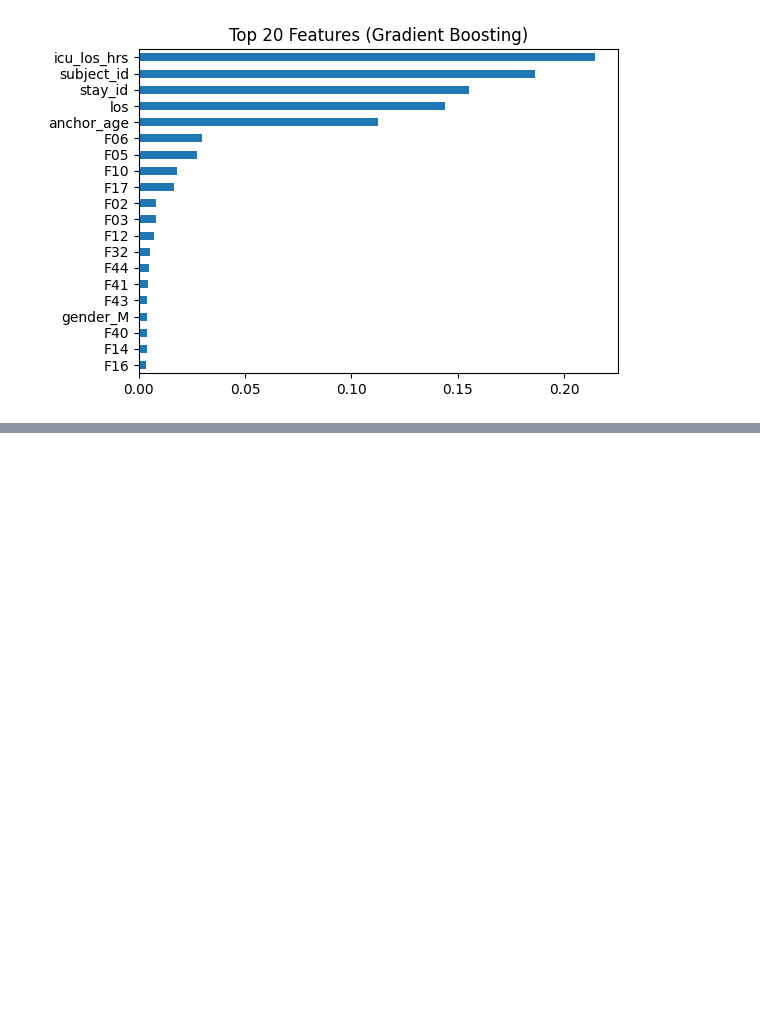
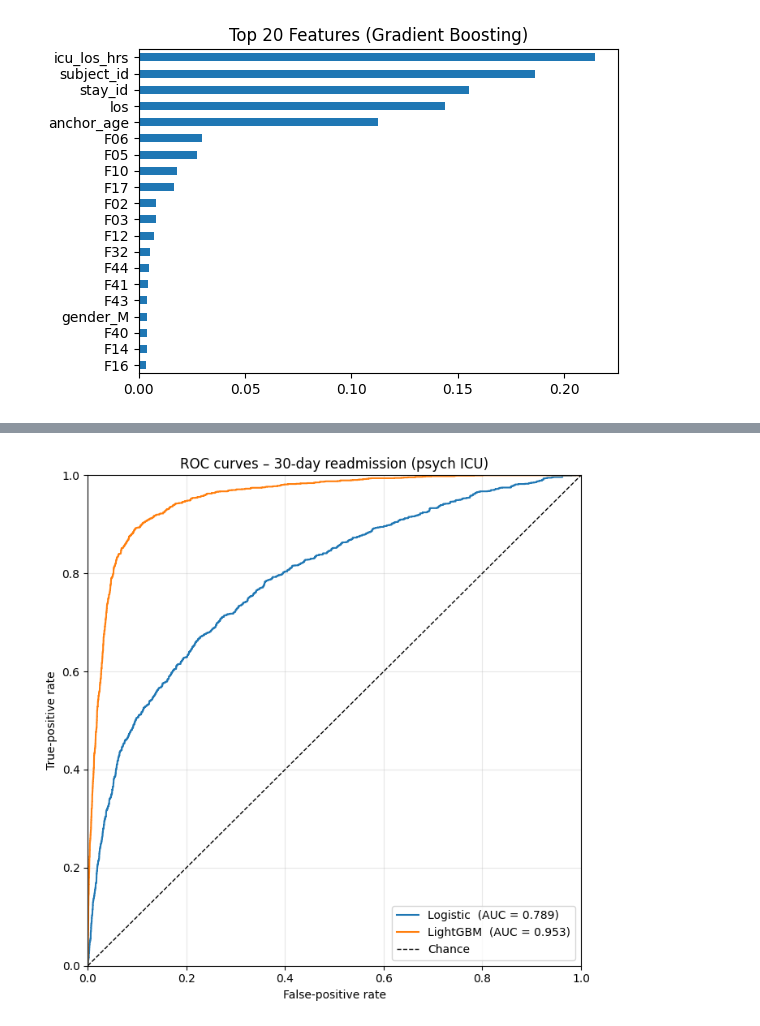
Before and after one commit to datnguyent93/Psychiatric-ICU-Readmission-, a Jupyter notebook: main.ipynb, the cells around one changed output, grey strips where cells are left out. Drawn from its saved outputs; the diff is of its cells as text; code cells hidden in the pictures; blank space fills up the shorter version.

```diff
--- a/main.ipynb
+++ b/main.ipynb
@@ -27,7 +27,7 @@ def rate_ci(k, n, z=1.96):
     return p, p - z*se, p + z*se
 
 icu_adm = pd.read_csv('./data/icu_psych_readmissions.csv',
-                      parse_dates=['next_admission', 'dischtime'])
+                      parse_dates=['dischtime'])
 diag    = pd.read_csv('./data/psych_diagnoses.csv')
 rx      = pd.read_csv('./data/psych_prescriptions.csv')
 
@@ -620,0 +577,31 @@ renal_disease             0.000098
+# %%
+
+import matplotlib.pyplot as plt
+from sklearn.metrics import roc_curve, auc
+
+def roc_points(model, X, y):
+    """Return fpr, tpr, auc for a fitted pipeline."""
+    p = model.predict_proba(X)[:, 1]
+    fpr, tpr, _ = roc_curve(y, p)
+    return fpr, tpr, auc(fpr, tpr)
+
+# compute points
+fpr_log, tpr_log, auc_log = roc_points(logit, X_te, y_te.map({'False': 0, 'True': 1}))
+fpr_gbm, tpr_gbm, auc_gbm = roc_points(gbm, X_te, y_te.map({'False': 0, 'True': 1}))
+
+# plot
+plt.figure(figsize=(7,7))
+plt.plot(fpr_log, tpr_log, label=f'Logistic  (AUC = {auc_log:.3f})')
+plt.plot(fpr_gbm, tpr_gbm, label=f'LightGBM  (AUC = {auc_gbm:.3f})')
+plt.plot([0,1], [0,1], 'k--', lw=1, label='Chance')
+
+plt.xlim(0, 1); plt.ylim(0, 1)
+plt.xlabel('False-positive rate')
+plt.ylabel('True-positive rate')
+plt.title('ROC curves – 30-day readmission (psych ICU)')
+plt.grid(alpha=0.3)
+plt.legend(loc='lower right')
+plt.tight_layout()
+plt.show()
+# %% [output]
+[figure, added]
```
Also changed, not shown: parts of 4 cells of this notebook.
